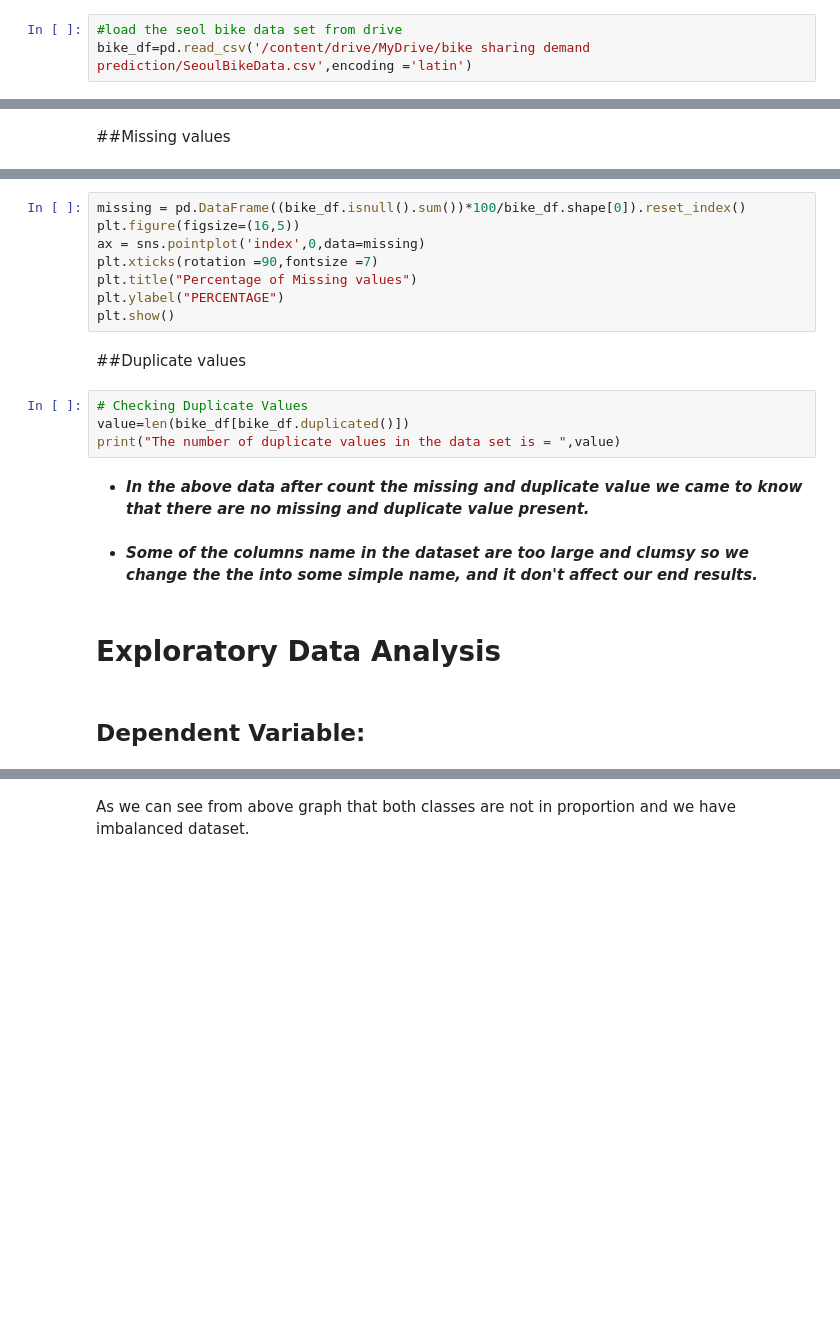
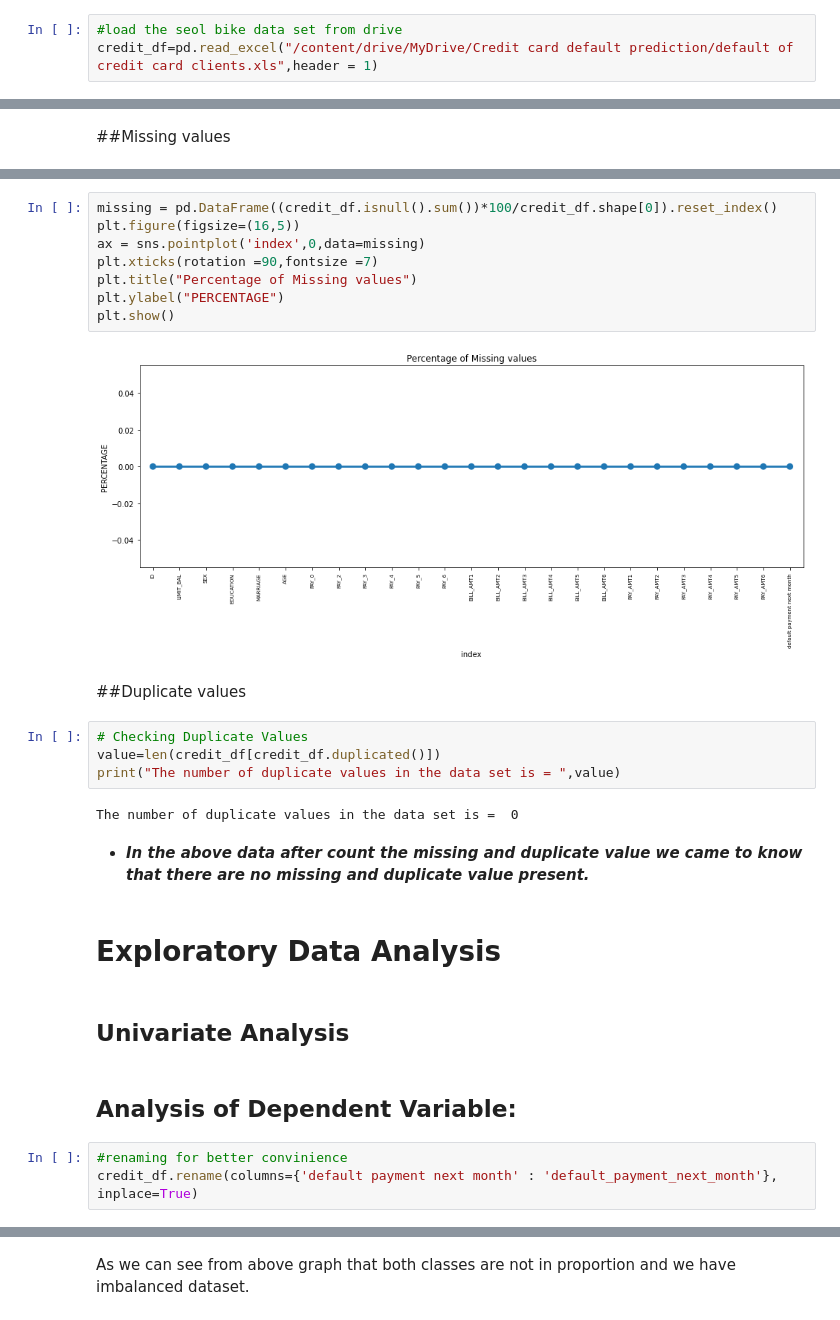
Before and after one commit to sanjaykhadanga/credit-card-default-prediction, a Jupyter notebook: Credit_Card_Default_Prediction_(sanjay)_Capstone_Project.ipynb, the cells around one changed output, grey strips where cells are left out. Saved outputs shown, nothing was run; the diff lists cells and outputs as text; blank space fills up the shorter version.

```diff
--- a/Credit_Card_Default_Prediction_(sanjay)_Capstone_Project.ipynb
+++ b/Credit_Card_Default_Prediction_(sanjay)_Capstone_Project.ipynb
@@ -41,6 +60,6 @@ drive.mount('/content/drive')
 # %%
 #load the seol bike data set from drive
-bike_df=pd.read_csv('/content/drive/MyDrive/bike sharing demand prediction/SeoulBikeData.csv',encoding ='latin')
+credit_df=pd.read_excel("/content/drive/MyDrive/Credit card default prediction/default of credit card clients.xls",header = 1)
 # %% [markdown]
 # **Understand More About The Data**
 # %% [markdown]
@@ -140,22 +256,29 @@ bike_df.isnull().sum()
 # %%
-missing = pd.DataFrame((bike_df.isnull().sum())*100/bike_df.shape[0]).reset_index()
+missing = pd.DataFrame((credit_df.isnull().sum())*100/credit_df.shape[0]).reset_index()
 plt.figure(figsize=(16,5))
 ax = sns.pointplot('index',0,data=missing)
 plt.xticks(rotation =90,fontsize =7)
 plt.title("Percentage of Missing values")
 plt.ylabel("PERCENTAGE")
 plt.show()
+# %% [output]
+[figure, added]
 # %% [markdown]
 ##Duplicate values
 # %%
 # Checking Duplicate Values
-value=len(bike_df[bike_df.duplicated()])
+value=len(credit_df[credit_df.duplicated()])
 print("The number of duplicate values in the data set is = ",value)
+# %% [output]
+The number of duplicate values in the data set is =  0
 # %% [markdown]
 * ***In the above data after count the missing and duplicate value we came to know that there are no missing and duplicate value present.***
-# %% [markdown]
-* ***Some of  the columns name in the dataset are too large and clumsy so we change the the into some simple name, and it don't affect our end results.***
 # %% [markdown]
 # **Exploratory Data Analysis**
+# %% [markdown]
+## **Univariate Analysis**
 # %% [markdown]
-## **Dependent Variable:**
+## **Analysis of Dependent Variable:**
+# %%
+#renaming for better convinience
+credit_df.rename(columns={'default payment next month' : 'default_payment_next_month'}, inplace=True)
```
Also changed, not shown: parts of 245 cells of this notebook.
